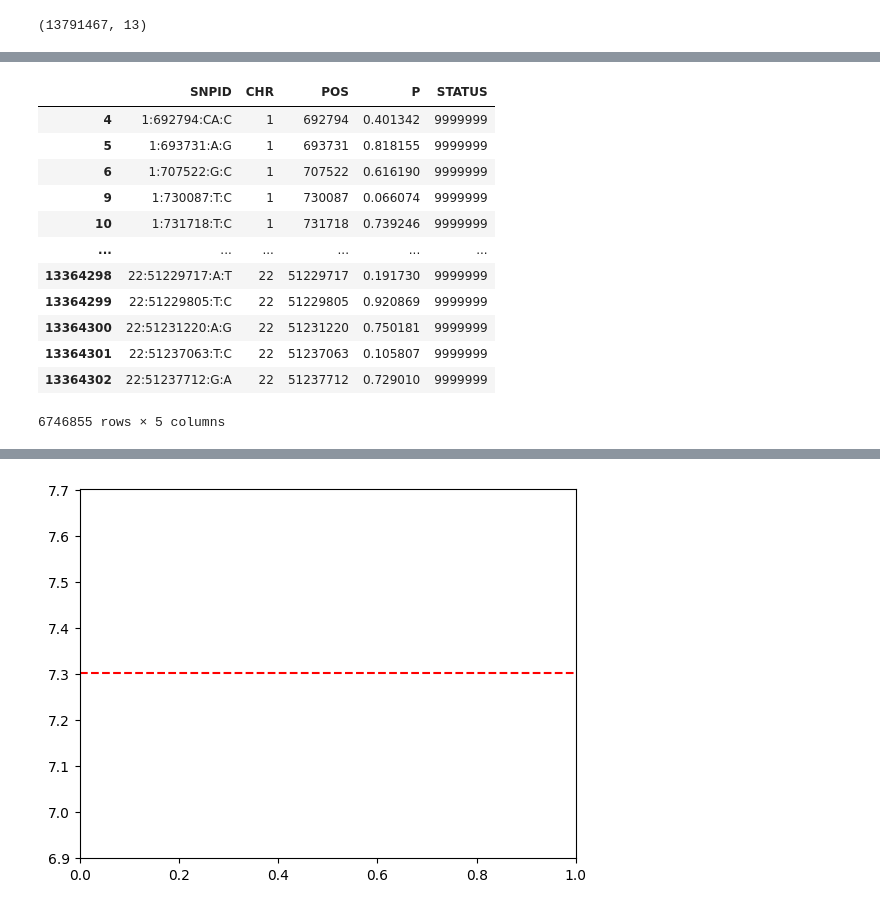
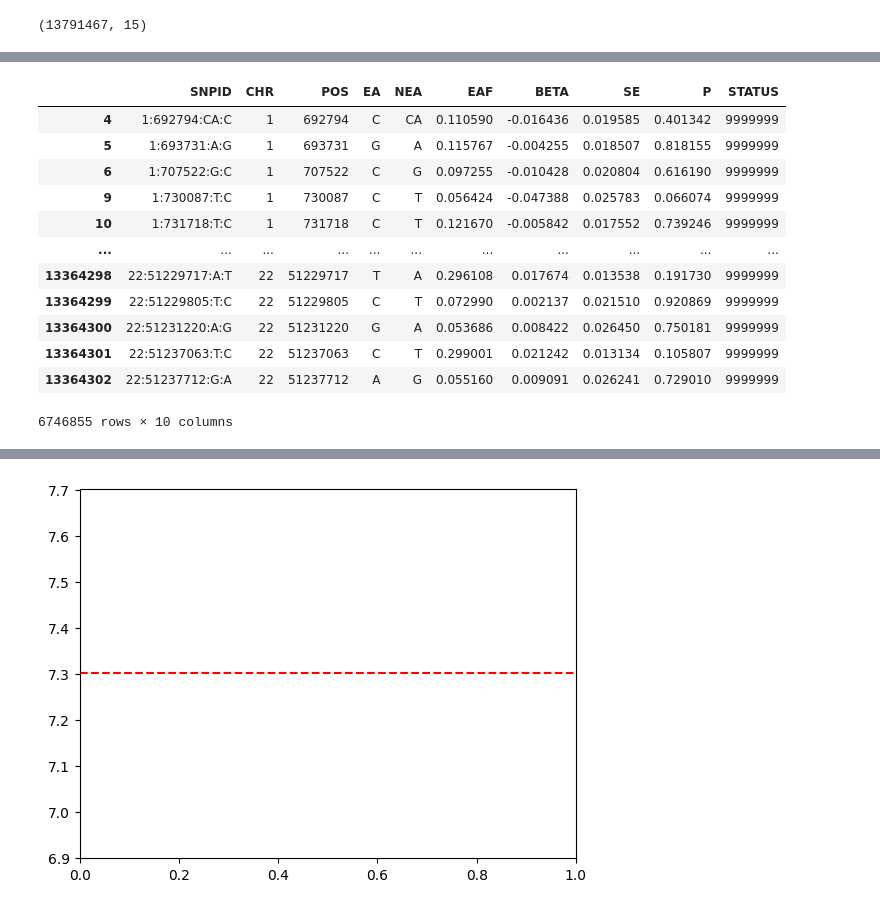
Before and after one commit to RedietNegash/hypothesis-generation-demo, a Jupyter notebook: notebooks/finemapping_susie.ipynb, the cells around one changed output, grey strips where cells are left out. Cells and saved outputs as stored; diff of their text form; code cells hidden in the pictures.

Commit message:
include ea, nea, eaf, beta for sumstats

```diff
--- a/notebooks/finemapping_susie.ipynb
+++ b/notebooks/finemapping_susie.ipynb
@@ -43,10 +43,12 @@ df.head()
 # %%
 df['CHR'] = df['variant'].str.split(':').str[0]
 df['POS'] = df['variant'].str.split(':').str[1]
+df['A2']=df['variant'].str.split(':').str[2]
+df['A1']=df['variant'].str.split(':').str[3]
 # %%
 df.shape
 # %% [output]
-(13791467, 13)
+(13791467, 15)
 # %%
 df=df.rename(columns={'variant':'SNPID', 'pval':'P'})
 df.head()
@@ -89,6 +91,6 @@ minor_df.head()
 | 10 | 1:731718:T:C | C | 0.121670 | False | 359983 | 87598.4 | 2397990.0 | -0.005842 | ... |
 # %%
 import gwaslab as gl
-sumstats=gl.Sumstats(minor_df, snpid='SNPID', pos="POS"  ,fmt='plink')
+sumstats=gl.Sumstats(minor_df, snpid='SNPID', pos="POS" , a1="A1", a2="A2", beta="beta", se="se", eaf="minor_AF" ,fmt='plink')
 sumstats.data
 # %% [output]
@@ -112,16 +114,16 @@ sumstats.data
-|  | SNPID | CHR | POS | P | STATUS |
-| 4 | 1:692794:CA:C | 1 | 692794 | 0.401342 | 9999999 |
-| 5 | 1:693731:A:G | 1 | 693731 | 0.818155 | 9999999 |
-| 6 | 1:707522:G:C | 1 | 707522 | 0.616190 | 9999999 |
-| 9 | 1:730087:T:C | 1 | 730087 | 0.066074 | 9999999 |
-| 10 | 1:731718:T:C | 1 | 731718 | 0.739246 | 9999999 |
-| ... | ... | ... | ... | ... | ... |
-| 13364298 | 22:51229717:A:T | 22 | 51229717 | 0.191730 | 9999999 |
-| 13364299 | 22:51229805:T:C | 22 | 51229805 | 0.920869 | 9999999 |
-| 13364300 | 22:51231220:A:G | 22 | 51231220 | 0.750181 | 9999999 |
-| 13364301 | 22:51237063:T:C | 22 | 51237063 | 0.105807 | 9999999 |
-| 13364302 | 22:51237712:G:A | 22 | 51237712 | 0.729010 | 9999999 |
+|  | SNPID | CHR | POS | EA | NEA | EAF | BETA | SE | P | STATUS |
+| 4 | 1:692794:CA:C | 1 | 692794 | C | CA | 0.110590 | -0.016436 | 0.019585 | 0.401342 | 9999999 |
+| 5 | 1:693731:A:G | 1 | 693731 | G | A | 0.115767 | -0.004255 | 0.018507 | 0.818155 | 9999999 |
+| 6 | 1:707522:G:C | 1 | 707522 | C | G | 0.097255 | -0.010428 | 0.020804 | 0.616190 | 9999999 |
+| 9 | 1:730087:T:C | 1 | 730087 | C | T | 0.056424 | -0.047388 | 0.025783 | 0.066074 | 9999999 |
+| 10 | 1:731718:T:C | 1 | 731718 | C | T | 0.121670 | -0.005842 | 0.017552 | 0.739246 | 9999999 |
+| ... | ... | ... | ... | ... | ... | ... | ... | ... | ... | ... |
+| 13364298 | 22:51229717:A:T | 22 | 51229717 | T | A | 0.296108 | 0.017674 | 0.013538 | 0.191730 | 9999999 |
+| 13364299 | 22:51229805:T:C | 22 | 51229805 | C | T | 0.072990 | 0.002137 | 0.021510 | 0.920869 | 9999999 |
+| 13364300 | 22:51231220:A:G | 22 | 51231220 | G | A | 0.053686 | 0.008422 | 0.026450 | 0.750181 | 9999999 |
+| 13364301 | 22:51237063:T:C | 22 | 51237063 | C | T | 0.299001 | 0.021242 | 0.013134 | 0.105807 | 9999999 |
+| 13364302 | 22:51237712:G:A | 22 | 51237712 | A | G | 0.055160 | 0.009091 | 0.026241 | 0.729010 | 9999999 |
-6746855 rows × 5 columns
+6746855 rows × 10 columns
 # %%
 sumstats.get_lead(sig_level=5e-8)
 # %% [output]
```
Also changed, not shown: parts of 5 cells of this notebook.
